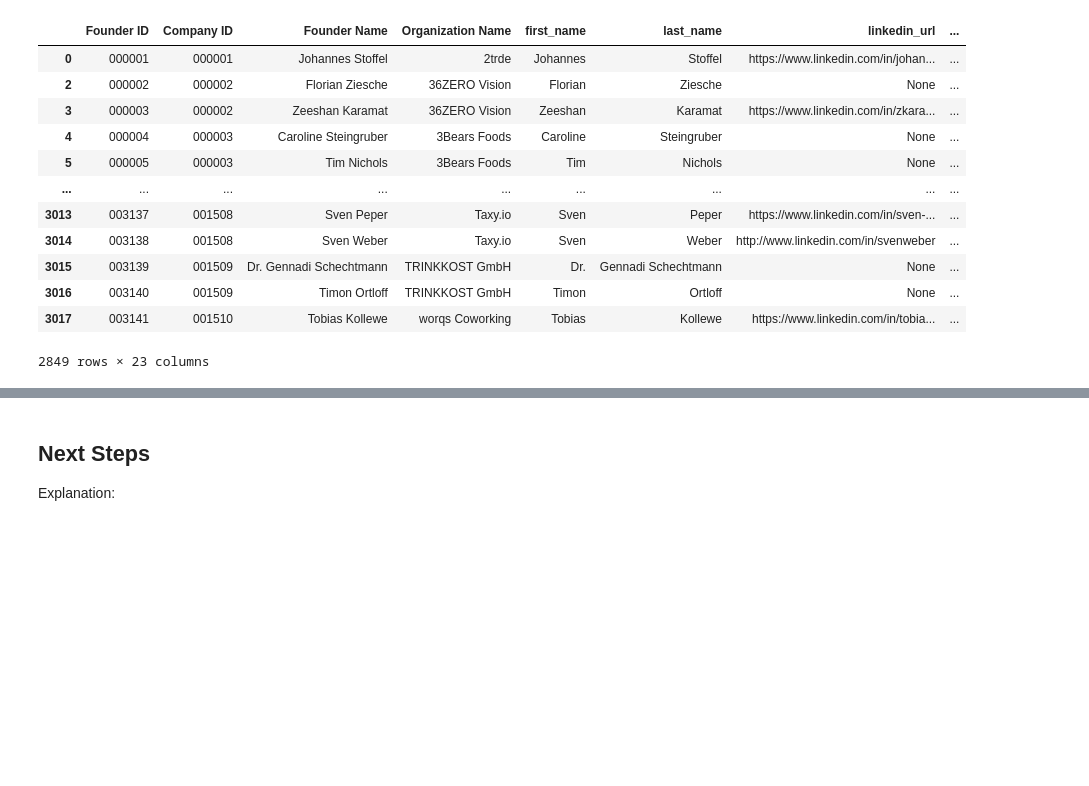
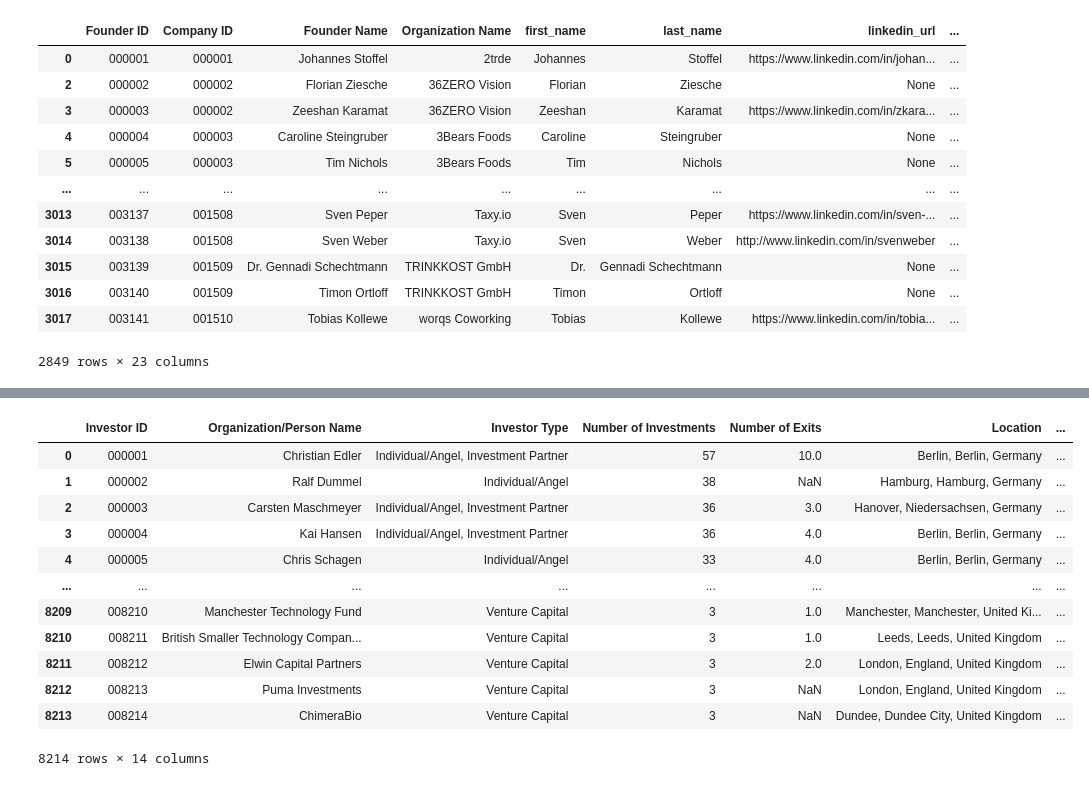
Before and after one commit to JDL05/PredictingVentureSuccess_ADA, a Jupyter notebook: Code/Pre Processing/DataPreprocessing_Pipeline.ipynb, the cells around one changed output, grey strips where cells are left out. Drawn from its saved outputs; the diff is of its cells as text; code cells hidden in the pictures; blank space fills up the shorter version.

```diff
--- a/Code/Pre Processing/DataPreprocessing_Pipeline.ipynb
+++ b/Code/Pre Processing/DataPreprocessing_Pipeline.ipynb
@@ -110,17 +155,37 @@ Explanation:
 # %%
 def preprocess_investors(investor_files):
+
+    # Initialize a list to store processed DataFrames from each file
     investor_dfs = []
+
+    # Loop through each file in the list of investor files
     for file in investor_files:
+
         df = pd.read_csv(file)
+
+        # Extract the country code from the file name (assuming the format: <prefix>-<country>.csv)
         country = os.path.basename(file).split('-')[1].split('.')[0].upper()
+
+        # Add a 'Country' column to the data frame with the extracted country code
         df['Country'] = country
+
+        # Append the processed DataFrame to the list
         investor_dfs.append(df)
+
+    # Combine all individual investor DataFrames into one consolidated data frame
     investors = pd.concat(investor_dfs, ignore_index=True)
-    investors.drop(columns=['Organization/Person Name URL', 'Investment Stage', 'Regions', 'Founded Date Precision'], inplace=True)
 
+    # Drop unnecessary columns to clean up the data
+    investors.drop(
+        columns=['Organization/Person Name URL', 'Investment Stage', 'Regions', 'Founded Date Precision'],
+        inplace=True
+    )
+
+    # Generate a unique identifier for each investor, start from 1 and format as zero-padded strings with 6 digits
     investors['Investor ID'] = range(1, len(investors) + 1)
     investors['Investor ID'] = investors['Investor ID'].apply(lambda x: str(x).zfill(6))
 
+    # Reorder columns so 'Investor ID' is the first column
     cols = ['Investor ID'] + [col for col in investors.columns if col != 'Investor ID']
     investors = investors[cols]
 
@@ -281,6 +424,16 @@ funding.to_csv("funding.csv", index=False)
 # %%
 investors
-investors.to_csv("investors.csv", index=False)
+# %% [output]
+|  | Investor ID | Organization/Person Name | Investor Type | Number of Investments | Number of Exits | Location | ... |
+| 0 | 000001 | Christian Edler | Individual/Angel, Investment Partner | 57 | 10.0 | Berlin, Berlin, Germany | ... |
+| 1 | 000002 | Ralf Dummel | Individual/Angel | 38 | NaN | Hamburg, Hamburg, Germany | ... |
+| 2 | 000003 | Carsten Maschmeyer | Individual/Angel, Investment Partner | 36 | 3.0 | Hanover, Niedersachsen, Germany | ... |
+| 3 | 000004 | Kai Hansen | Individual/Angel, Investment Partner | 36 | 4.0 | Berlin, Berlin, Germany | ... |
+| 4 | 000005 | Chris Schagen | Individual/Angel | 33 | 4.0 | Berlin, Berlin, Germany | ... |
+| ... | ... | ... | ... | ... | ... | ... | ... |
+| 8209 | 008210 | Manchester Technology Fund | Venture Capital | 3 | 1.0 | Manchester, Manchester, United Ki... | ... |
+| 8210 | 008211 | British Smaller Technology Compan... | Venture Capital | 3 | 1.0 | Leeds, Leeds, United Kingdom | ... |
+| 8211 | 008212 | Elwin Capital Partners | Venture Capital | 3 | 2.0 | London, England, United Kingdom | ... |
+| 8212 | 008213 | Puma Investments | Venture Capital | 3 | NaN | London, England, United Kingdom | ... |
+| 8213 | 008214 | ChimeraBio | Venture Capital | 3 | NaN | Dundee, Dundee City, United Kingdom | ... |
+8214 rows × 14 columns
-# %% [markdown]
-## Next Steps
-Explanation:
```
Also changed, not shown: parts of 15 cells of this notebook.
